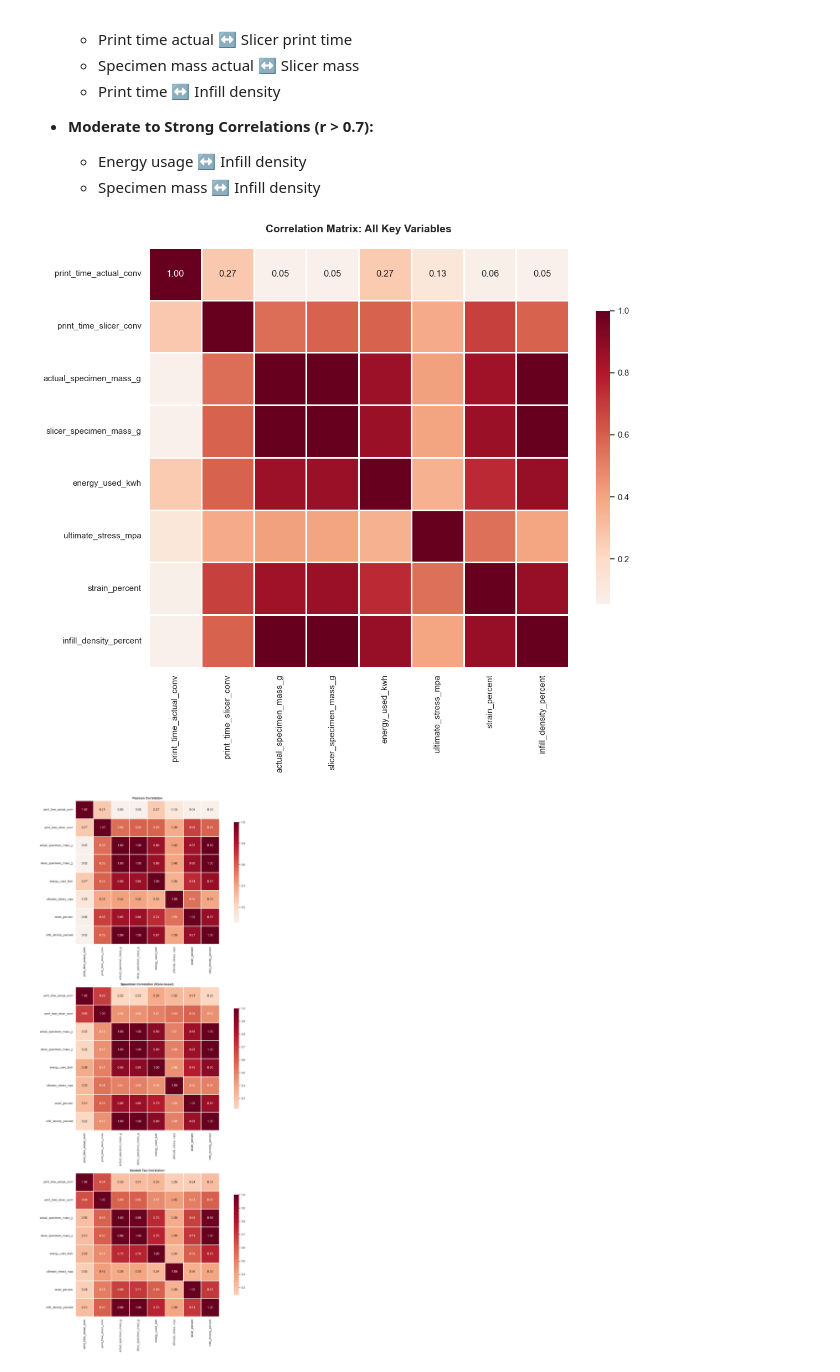
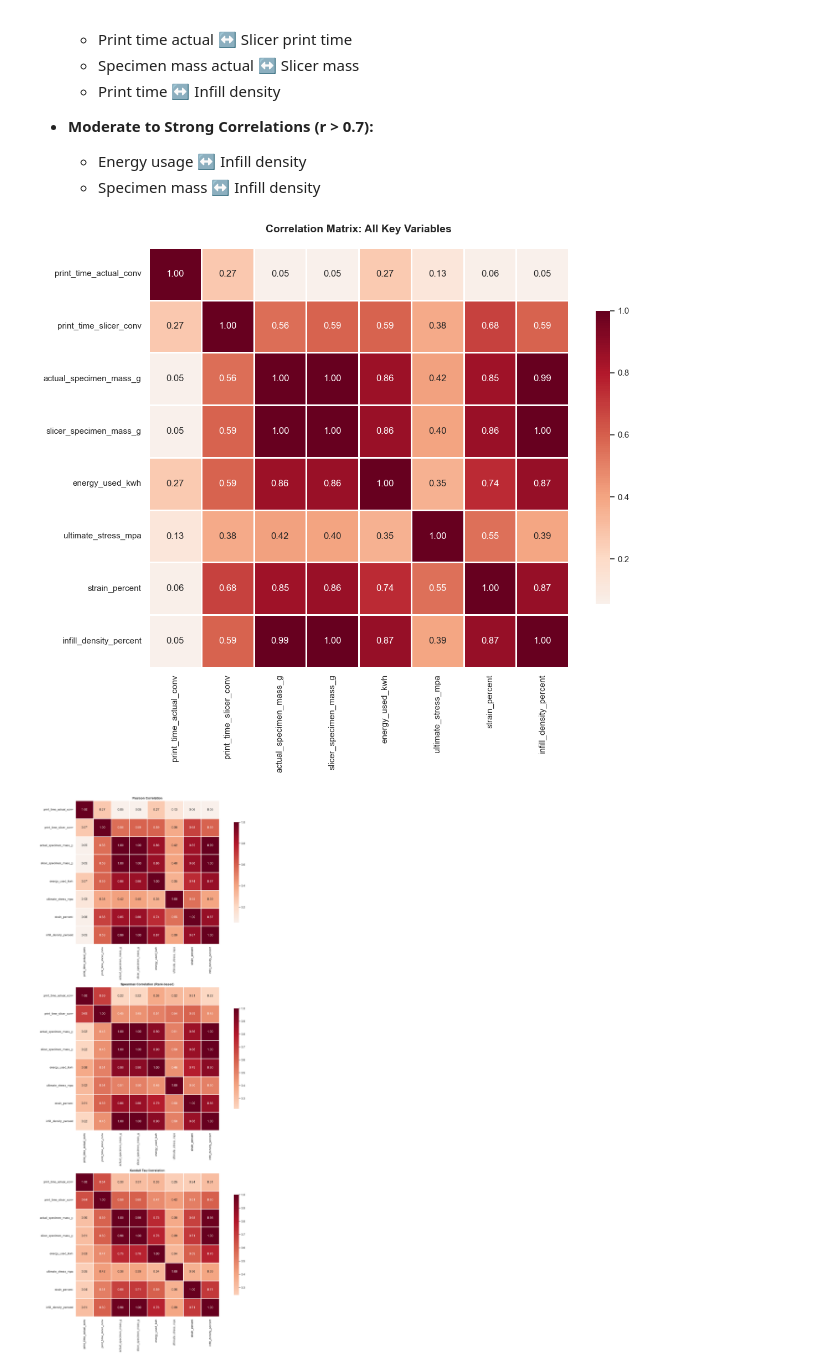
Before and after one commit to t1pen/PROJECT_OID, a Jupyter notebook: Old Code/EDA.ipynb, the cells around one changed output. Cells and saved outputs as stored; diff of their text form; code cells hidden in the pictures.

```diff
--- a/Old Code/EDA.ipynb
+++ b/Old Code/EDA.ipynb
@@ -368,18 +368,18 @@ plt.show()
 # %%
 # 4. CORRELATION HEATMAP - Shows relationships between measurements
 
 correlation_cols = ['print_time_actual_conv', 'print_time_slicer_conv', 'actual_specimen_mass_g', 'slicer_specimen_mass_g', 'energy_used_kwh', 'ultimate_stress_mpa', 'strain_percent', 'infill_density_percent']
 
 correlation_matrix = df[correlation_cols].corr()
 
 fig, ax = plt.subplots(figsize=(12, 10))
 sns.heatmap(correlation_matrix, annot=True, fmt='.2f', cmap='RdBu_r', center=0,
             square=True, linewidths=1, cbar_kws={"shrink": 0.7}, ax=ax)
 ax.set_title('Correlation Matrix: All Key Variables', fontsize=14, fontweight='bold', pad=20)
-plt.tight_layout()s
+plt.tight_layout()
 plt.show()
 # %% [output]
-[figure, old version]
+[figure, new version]
 # %%
 import matplotlib.pyplot as plt
 import seaborn as sns
```
Also changed, not shown: parts of 5 cells of this notebook, 7 other files.
